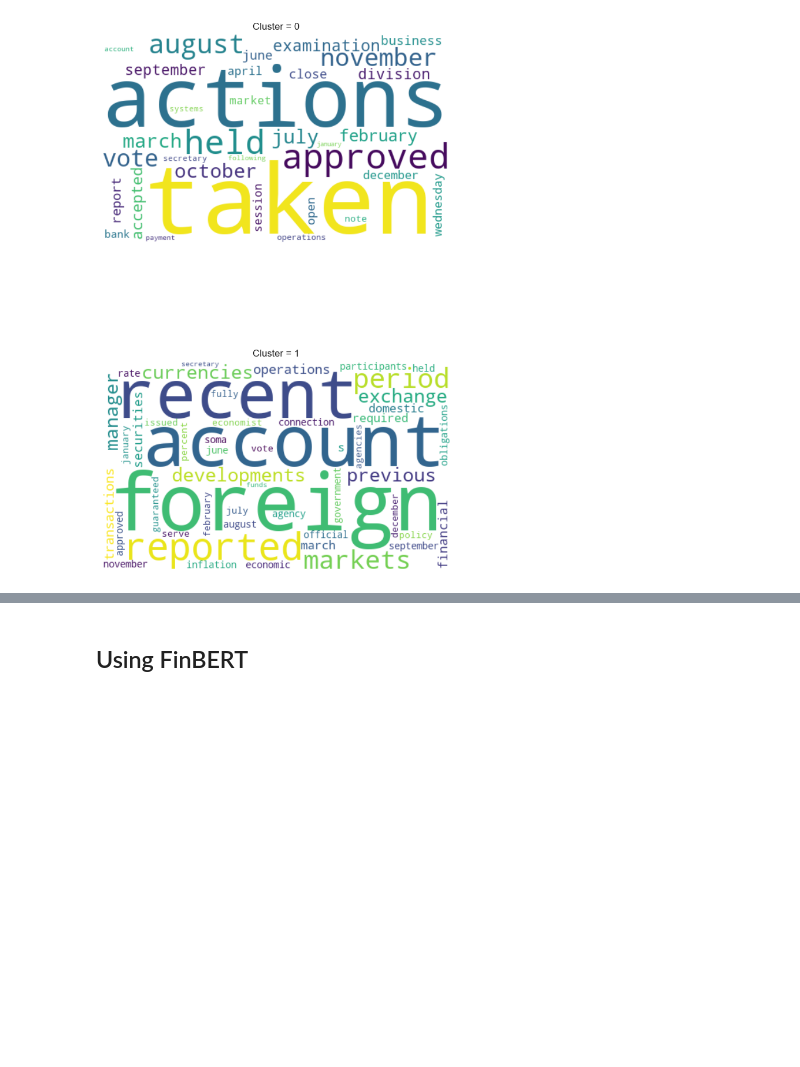
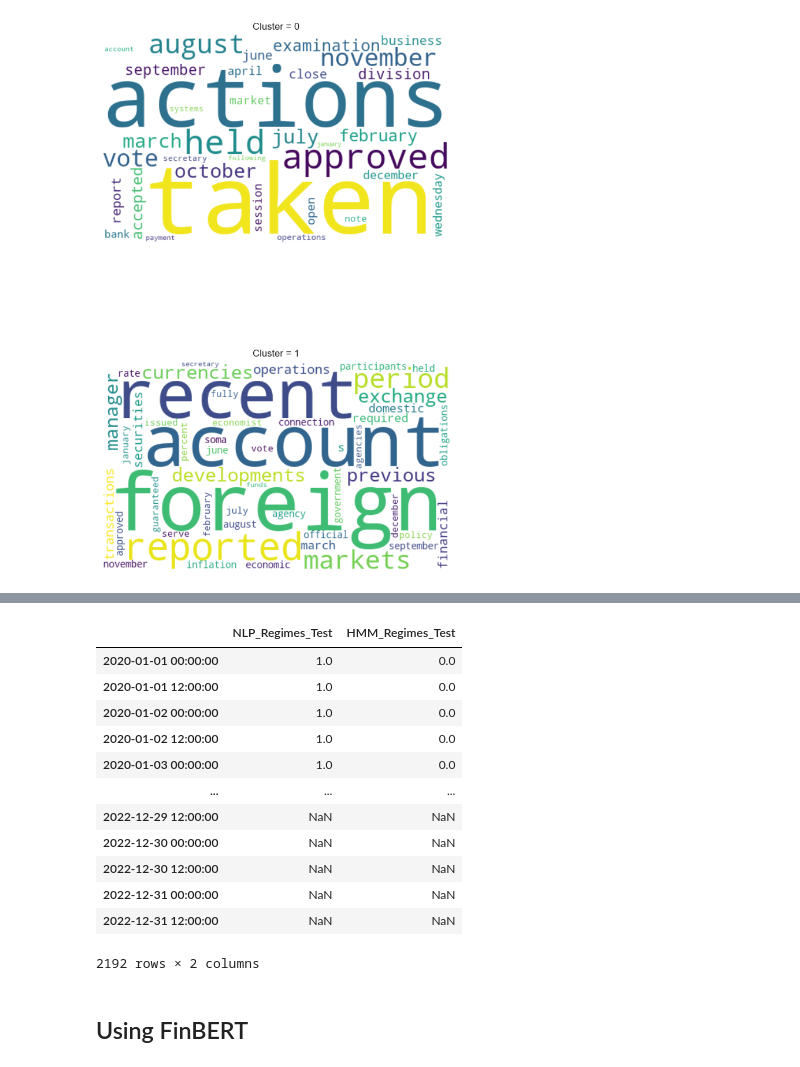
Before and after one commit to uday-31/regime-modeling-with-NLP, a Jupyter notebook: working_notebook_dhruv.ipynb, the cells around one changed output, grey strips where cells are left out. Drawn from its saved outputs; the diff is of its cells as text; code cells hidden in the pictures; blank space fills up the shorter version.

```diff
--- a/working_notebook_dhruv.ipynb
+++ b/working_notebook_dhruv.ipynb
@@ -142,3 +293,41 @@ wordcloud_clusters(
+# %%
+test_regimes = pd.DataFrame(index=pd.date_range(
+    start=test_start,
+    end=period_end + timedelta(1),
+    freq='12H'
+)[:-1])
+
+test_regimes = pd.merge(
+    left=test_regimes,
+    right=nlp_regimes_test,
+    how="left",
+    left_index=True,
+    right_index=True,
+).bfill()
+
+test_regimes = pd.merge(
+    left=test_regimes,
+    right=hmm_regimes_test,
+    how="left",
+    left_index=True,
+    right_index=True,
+).bfill()
+
+test_regimes
+# %% [output]
+|  | NLP_Regimes_Test | HMM_Regimes_Test |
+| 2020-01-01 00:00:00 | 1.0 | 0.0 |
+| 2020-01-01 12:00:00 | 1.0 | 0.0 |
+| 2020-01-02 00:00:00 | 1.0 | 0.0 |
+| 2020-01-02 12:00:00 | 1.0 | 0.0 |
+| 2020-01-03 00:00:00 | 1.0 | 0.0 |
+| ... | ... | ... |
+| 2022-12-29 12:00:00 | NaN | NaN |
+| 2022-12-30 00:00:00 | NaN | NaN |
+| 2022-12-30 12:00:00 | NaN | NaN |
+| 2022-12-31 00:00:00 | NaN | NaN |
+| 2022-12-31 12:00:00 | NaN | NaN |
+2192 rows × 2 columns
 # %% [markdown]
 ## Using FinBERT
 # %%
```
Also changed, not shown: parts of 15 cells of this notebook, 1 other file.
